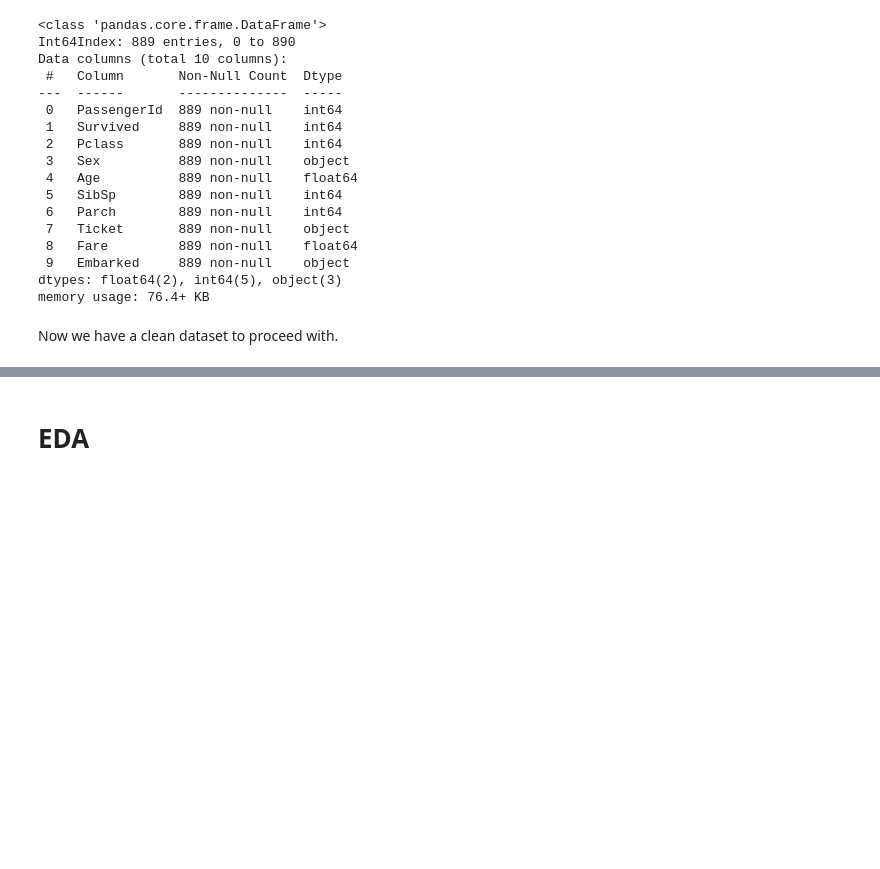
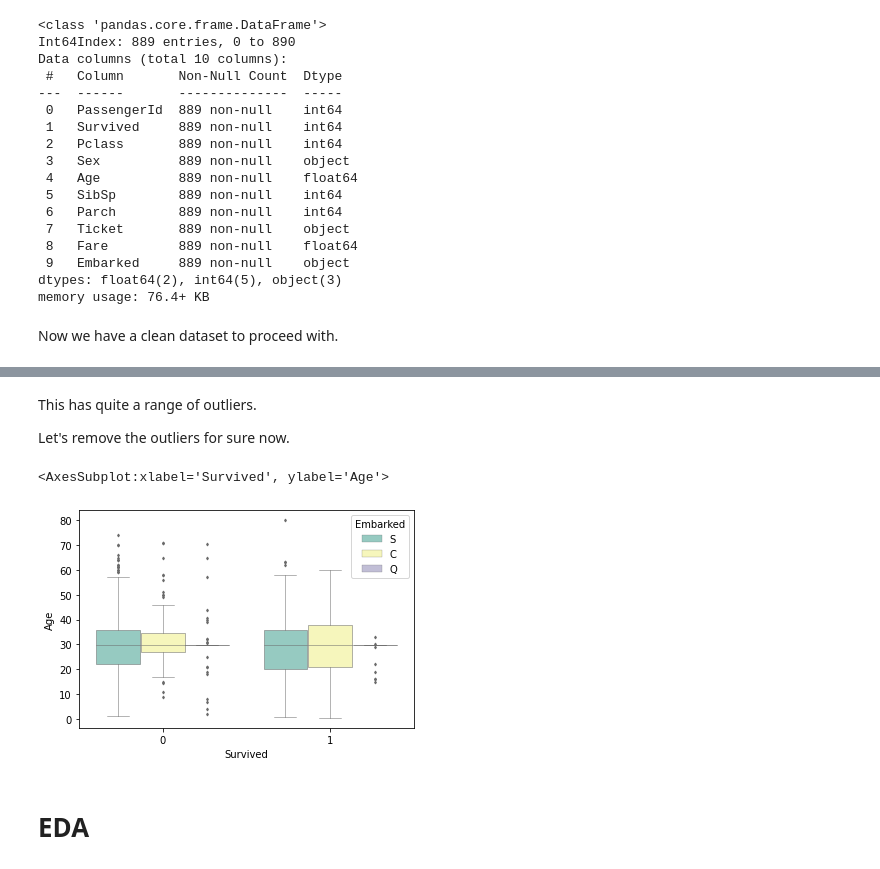
Before and after one commit to pkrc267/Titanic-Disaster-Analysis, a Jupyter notebook: disaster.ipynb, the cells around one changed output, grey strips where cells are left out. Saved outputs shown, nothing was run; the diff lists cells and outputs as text; code cells hidden in the pictures; blank space fills up the shorter version.

```diff
--- a/disaster.ipynb
+++ b/disaster.ipynb
@@ -201,3 +240,13 @@ Now we have a clean dataset to proceed with.
+# %% [markdown]
+This has quite a range of outliers.
+
+Let's remove the outliers for sure now.
+# %%
+# checking plot with categorical data
+sns.boxplot(data=titanic.drop('PassengerId', axis=1), hue="Embarked", palette="Set3", x='Survived', y='Age', linewidth=0.5, fliersize=2)
+# %% [output]
+<AxesSubplot:xlabel='Survived', ylabel='Age'>
+[figure, added]
 # %% [markdown]
 # EDA
 # %% [markdown]
```
Also changed, not shown: parts of 25 cells of this notebook.
